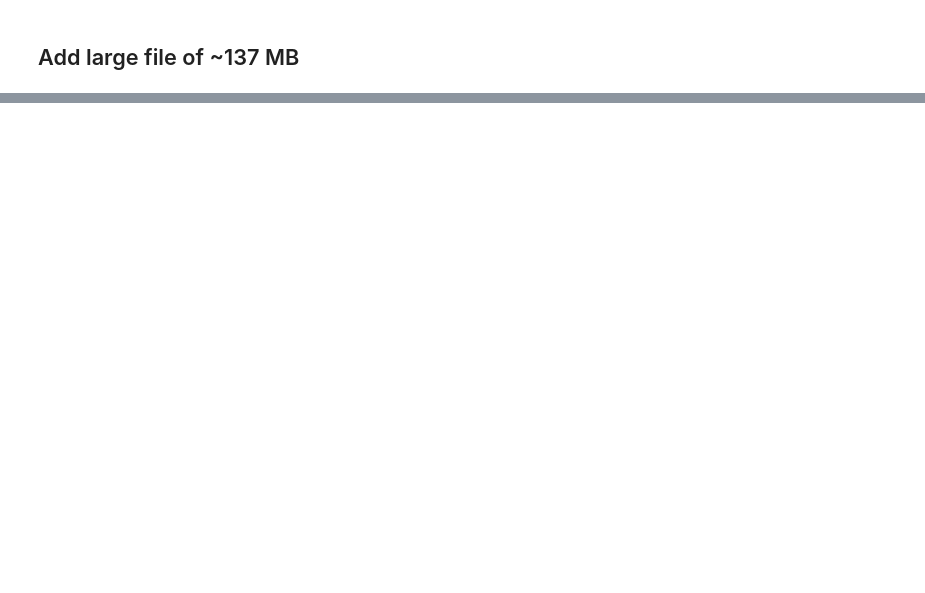
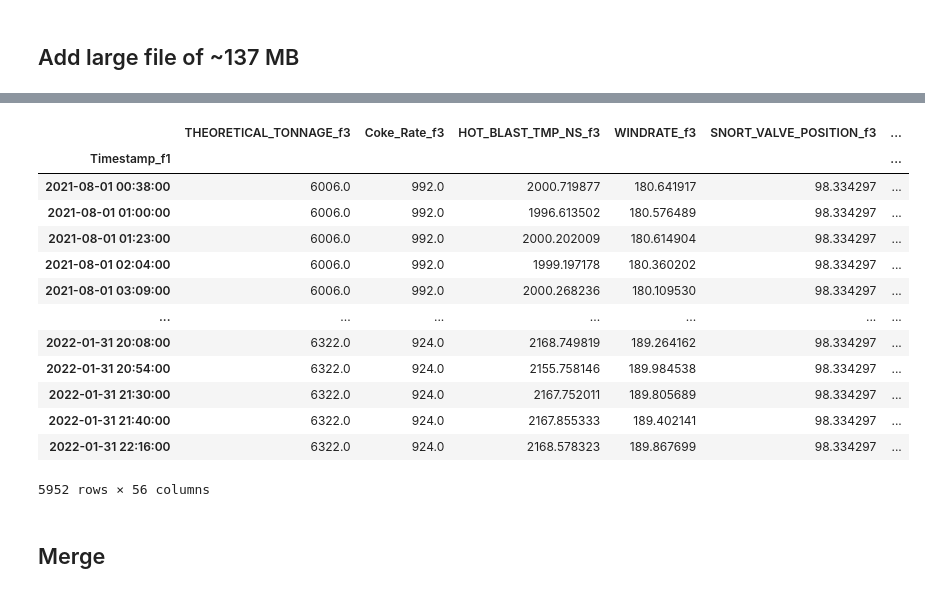
Before and after one commit to rcalix1/TimeSeriesAnalysis, a Jupyter notebook: experiments/2024/march2024/Merger_3_files_CIVS.ipynb, the cells around one changed output, grey strips where cells are left out. Drawn from its saved outputs; the diff is of its cells as text; code cells hidden in the pictures; blank space fills up the shorter version.

```diff
--- a/experiments/2024/march2024/Merger_3_files_CIVS.ipynb
+++ b/experiments/2024/march2024/Merger_3_files_CIVS.ipynb
@@ -342,0 +341,8 @@ merged_data
+# %%
+
+# drop all rows that contain 'abc'
+MinByMin_137MB_data_CIVS = MinByMin_137MB_data_CIVS.drop(
+      MinByMin_137MB_data_CIVS[
+                   MinByMin_137MB_data_CIVS['Timestamp_f1'] == 'abc'
+      ].index
+)
@@ -342,0 +455,3 @@ merged_data
+# %%
+
+MinByMin_137MB_data_CIVS['Timestamp_f1'] = MinByMin_137MB_data_CIVS['Timestamp_f1'].astype(str)
@@ -342,0 +461,24 @@ merged_data
+# %%
+
+MinByMin_137MB_data_CIVS[ l_mod ] = MinByMin_137MB_data_CIVS[ l_mod ].apply( pd.to_numeric, errors='coerce' )
+# %%
+
+res = MinByMin_137MB_data_CIVS.groupby('Timestamp_f1')[  l_mod  ].mean()
+# %%
+
+res
+# %% [output]
+|  | THEORETICAL_TONNAGE_f3 | Coke_Rate_f3 | HOT_BLAST_TMP_NS_f3 | WINDRATE_f3 | SNORT_VALVE_POSITION_f3 | ... |
+| Timestamp_f1 |  |  |  |  |  | ... |
+| 2021-08-01 00:38:00 | 6006.0 | 992.0 | 2000.719877 | 180.641917 | 98.334297 | ... |
+| 2021-08-01 01:00:00 | 6006.0 | 992.0 | 1996.613502 | 180.576489 | 98.334297 | ... |
+| 2021-08-01 01:23:00 | 6006.0 | 992.0 | 2000.202009 | 180.614904 | 98.334297 | ... |
+| 2021-08-01 02:04:00 | 6006.0 | 992.0 | 1999.197178 | 180.360202 | 98.334297 | ... |
+| 2021-08-01 03:09:00 | 6006.0 | 992.0 | 2000.268236 | 180.109530 | 98.334297 | ... |
+| ... | ... | ... | ... | ... | ... | ... |
+| 2022-01-31 20:08:00 | 6322.0 | 924.0 | 2168.749819 | 189.264162 | 98.334297 | ... |
+| 2022-01-31 20:54:00 | 6322.0 | 924.0 | 2155.758146 | 189.984538 | 98.334297 | ... |
+| 2022-01-31 21:30:00 | 6322.0 | 924.0 | 2167.752011 | 189.805689 | 98.334297 | ... |
+| 2022-01-31 21:40:00 | 6322.0 | 924.0 | 2167.855333 | 189.402141 | 98.334297 | ... |
+| 2022-01-31 22:16:00 | 6322.0 | 924.0 | 2168.578323 | 189.867699 | 98.334297 | ... |
+5952 rows × 56 columns
@@ -342,0 +488,3 @@ merged_data
+# %% [markdown]
+
+## Merge
```
Also changed, not shown: parts of 42 cells of this notebook.
